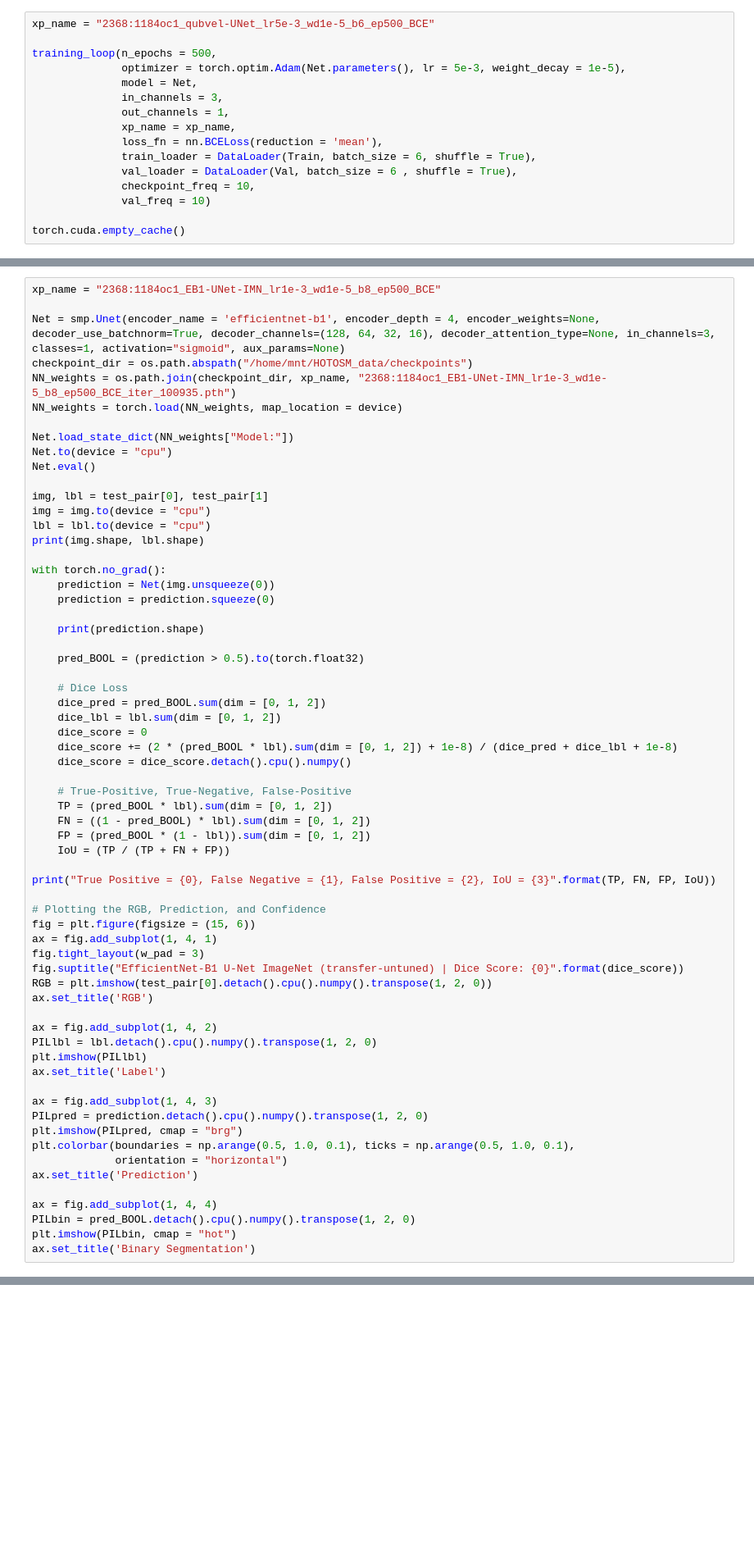
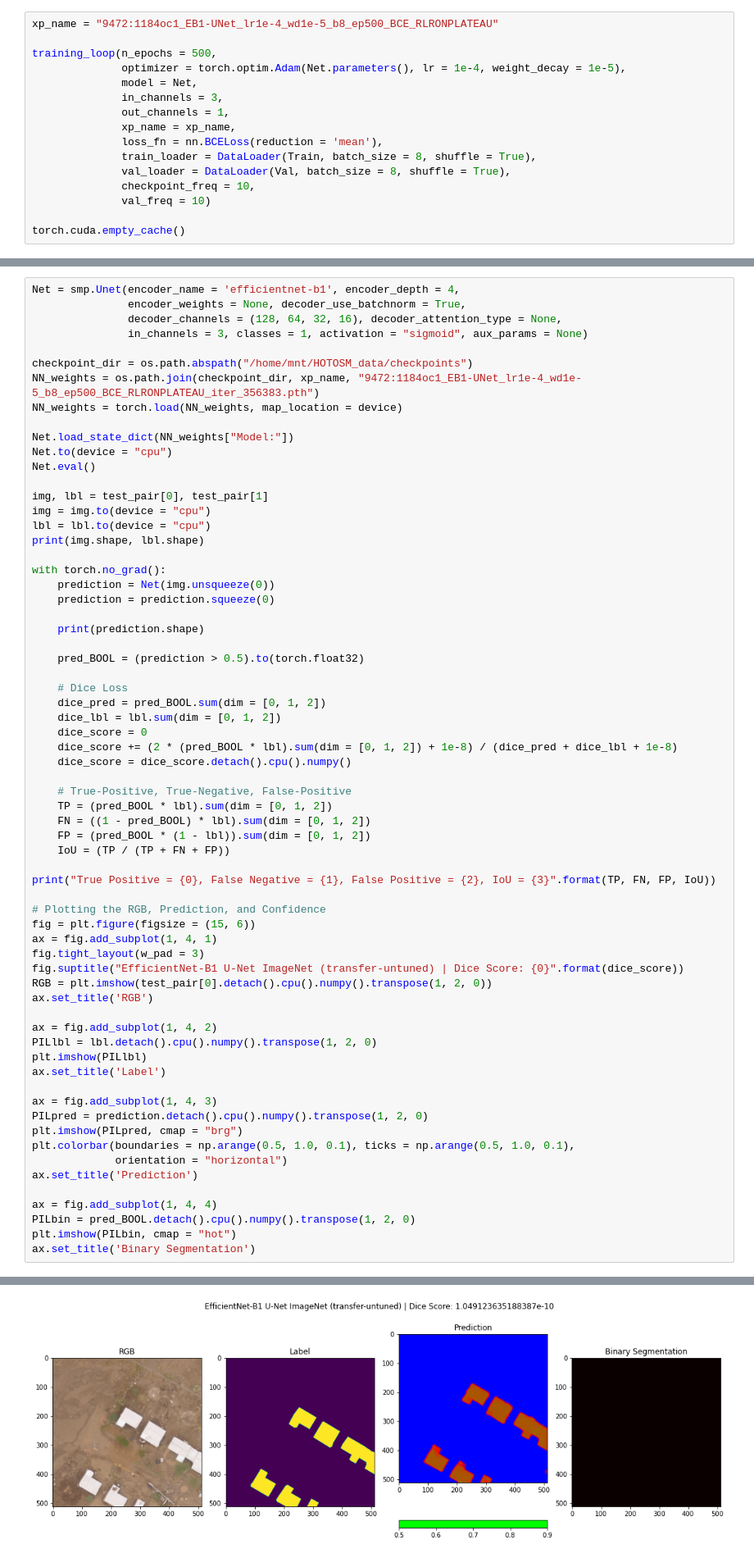
Before and after one commit to chrischank/HOTOSM_OAM_codeV2, a Jupyter notebook: Train_loop.ipynb, the cells around one changed output, grey strips where cells are left out. Shown at 82% size. Saved outputs shown, nothing was run; the diff lists cells and outputs as text; blank space fills up the shorter version.

```diff
--- a/Train_loop.ipynb
+++ b/Train_loop.ipynb
@@ -460,15 +458,15 @@ NameError: name 'best_trial' is not defined
 # %%
-xp_name = "2368:1184oc1_qubvel-UNet_lr5e-3_wd1e-5_b6_ep500_BCE"
+xp_name = "9472:1184oc1_EB1-UNet_lr1e-4_wd1e-5_b8_ep500_BCE_RLRONPLATEAU"
 
 training_loop(n_epochs = 500,
-              optimizer = torch.optim.Adam(Net.parameters(), lr = 5e-3, weight_decay = 1e-5),
+              optimizer = torch.optim.Adam(Net.parameters(), lr = 1e-4, weight_decay = 1e-5),
               model = Net,
               in_channels = 3,
               out_channels = 1,
               xp_name = xp_name,
               loss_fn = nn.BCELoss(reduction = 'mean'),
-              train_loader = DataLoader(Train, batch_size = 6, shuffle = True),
-              val_loader = DataLoader(Val, batch_size = 6 , shuffle = True),
+              train_loader = DataLoader(Train, batch_size = 8, shuffle = True),
+              val_loader = DataLoader(Val, batch_size = 8, shuffle = True),
               checkpoint_freq = 10,
               val_freq = 10)
 
@@ -492,9 +503,11 @@ ax.set_title('LBL')
 # %%
-xp_name = "2368:1184oc1_EB1-UNet-IMN_lr1e-3_wd1e-5_b8_ep500_BCE"
+Net = smp.Unet(encoder_name = 'efficientnet-b1', encoder_depth = 4,
+               encoder_weights = None, decoder_use_batchnorm = True,
+               decoder_channels = (128, 64, 32, 16), decoder_attention_type = None,
+               in_channels = 3, classes = 1, activation = "sigmoid", aux_params = None)
 
-Net = smp.Unet(encoder_name = 'efficientnet-b1', encoder_depth = 4, encoder_weights=None, decoder_use_batchnorm=True, decoder_channels=(128, 64, 32, 16), decoder_attention_type=None, in_channels=3, classes=1, activation="sigmoid", aux_params=None)
 checkpoint_dir = os.path.abspath("/home/mnt/HOTOSM_data/checkpoints")
-NN_weights = os.path.join(checkpoint_dir, xp_name, "2368:1184oc1_EB1-UNet-IMN_lr1e-3_wd1e-5_b8_ep500_BCE_iter_100935.pth")
+NN_weights = os.path.join(checkpoint_dir, xp_name, "9472:1184oc1_EB1-UNet_lr1e-4_wd1e-5_b8_ep500_BCE_RLRONPLATEAU_iter_356383.pth")
 NN_weights = torch.load(NN_weights, map_location = device)
 
 Net.load_state_dict(NN_weights["Model:"])
@@ -553,3 +566,4 @@ ax = fig.add_subplot(1, 4, 4)
 PILbin = pred_BOOL.detach().cpu().numpy().transpose(1, 2, 0)
 plt.imshow(PILbin, cmap = "hot")
 ax.set_title('Binary Segmentation')
+# %% [output]
@@ -556,3 +574,4 @@ ax.set_title('Binary Segmentation')
+[figure, added]
 # %%
 # Loading testing batch
 test_loader = DataLoader(Test, batch_size = 1, shuffle = True)
```
Also changed, not shown: parts of 14 cells of this notebook.
